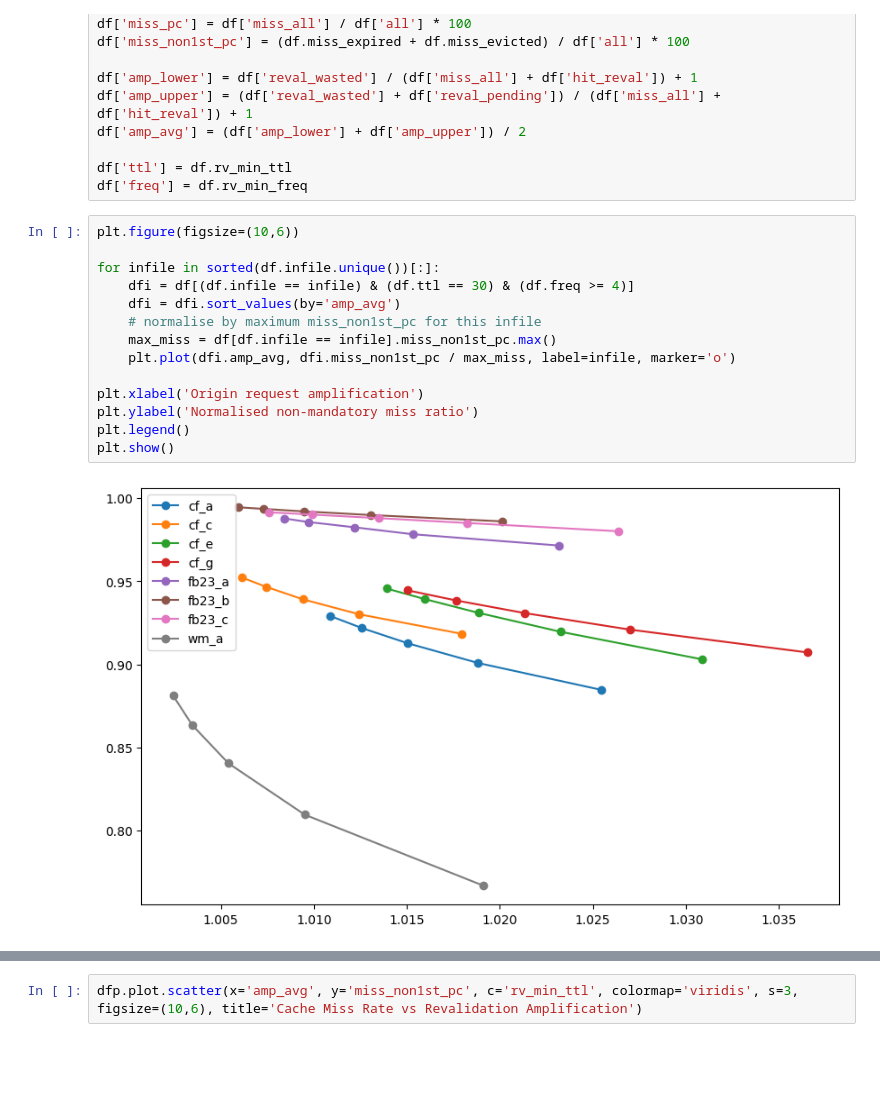
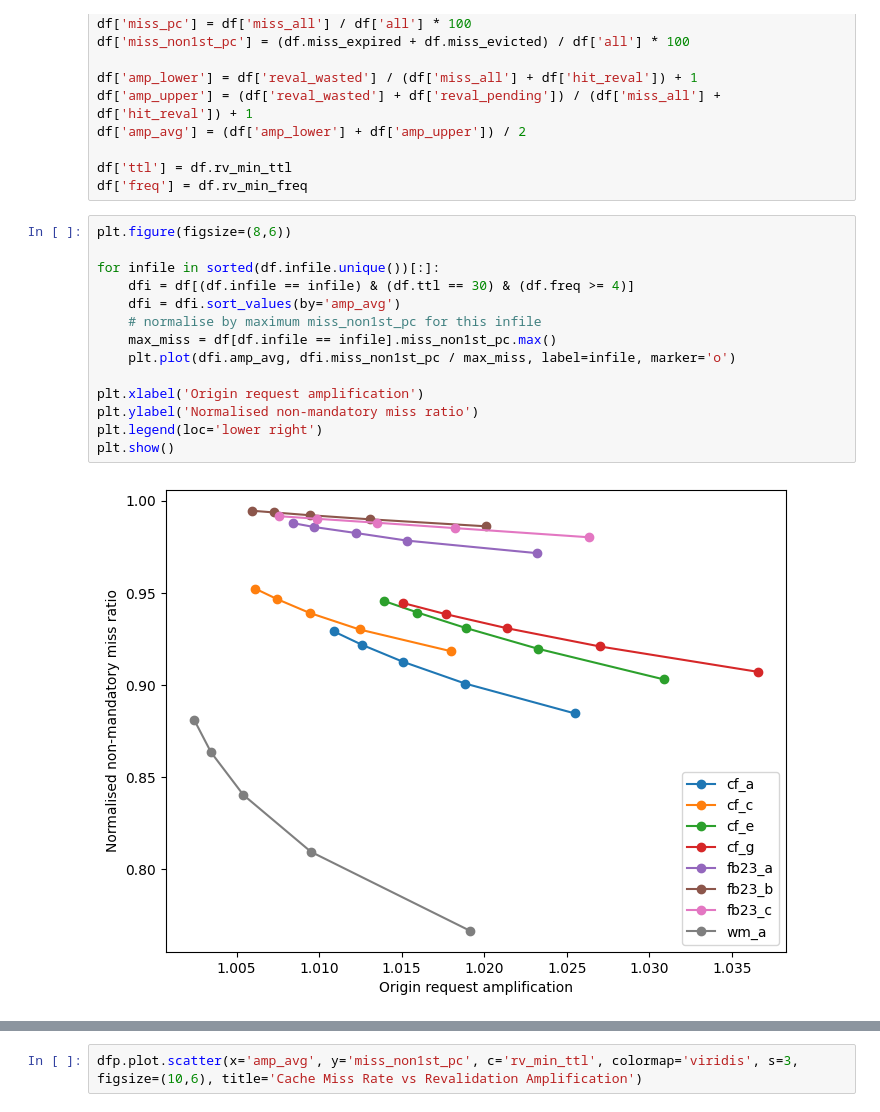
Before and after one commit to IsaacKhor/speculative_revalidation, a Jupyter notebook: analysis/results.ipynb, the cells around one changed output, grey strips where cells are left out. Cells and saved outputs as stored; diff of their text form; blank space fills up the shorter version.

```diff
--- a/analysis/results.ipynb
+++ b/analysis/results.ipynb
@@ -37,18 +37,18 @@ df['amp_avg'] = (df['amp_lower'] + df['amp_upper']) / 2
 df['ttl'] = df.rv_min_ttl
 df['freq'] = df.rv_min_freq
 # %%
-plt.figure(figsize=(10,6))
+plt.figure(figsize=(8,6))
 
 for infile in sorted(df.infile.unique())[:]:
     dfi = df[(df.infile == infile) & (df.ttl == 30) & (df.freq >= 4)]
     dfi = dfi.sort_values(by='amp_avg')
     # normalise by maximum miss_non1st_pc for this infile
     max_miss = df[df.infile == infile].miss_non1st_pc.max()
     plt.plot(dfi.amp_avg, dfi.miss_non1st_pc / max_miss, label=infile, marker='o')
 
 plt.xlabel('Origin request amplification')
 plt.ylabel('Normalised non-mandatory miss ratio')
-plt.legend()
+plt.legend(loc='lower right')
 plt.show()
 # %% [output]
-[figure, old version]
+[figure, new version]
```
Also changed, not shown: parts of 4 cells of this notebook, 18 other files.
